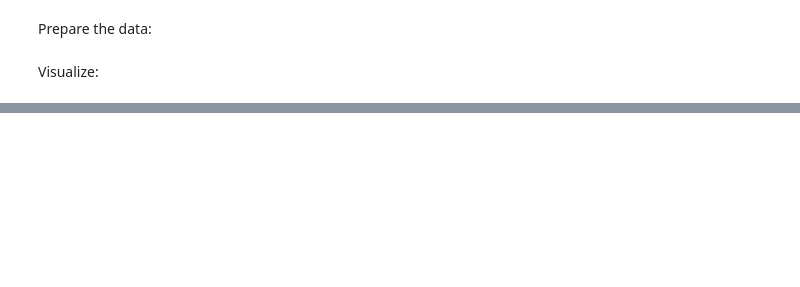
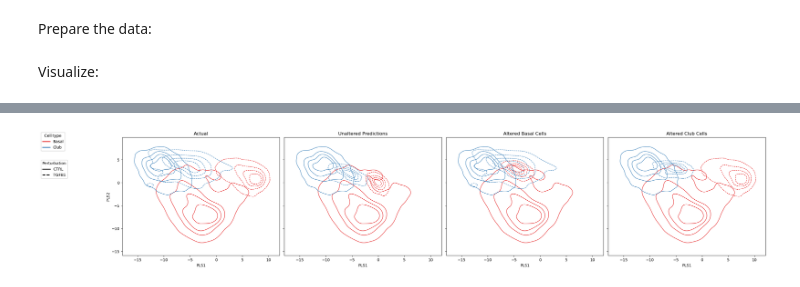
Before and after one commit to hmbaghdassarian/scLEMBAS, a Jupyter notebook: notebooks/McCauley_2024/07_mechanistic_analyses/subnetwork_analysis/05_analyze_subnetwork.ipynb, the cells around one changed output, grey strips where cells are left out. Drawn from its saved outputs; the diff is of its cells as text; code cells hidden in the pictures; blank space fills up the shorter version.

```diff
--- a/notebooks/McCauley_2024/07_mechanistic_analyses/subnetwork_analysis/05_analyze_subnetwork.ipynb
+++ b/notebooks/McCauley_2024/07_mechanistic_analyses/subnetwork_analysis/05_analyze_subnetwork.ipynb
@@ -1370,0 +1478,3 @@ fig, axes = plot_pls_kde_grid(
+# %%
+top_n_altered = 5
+ct = 'Basal'
@@ -1370,0 +1501,28 @@ fig, axes = plot_pls_kde_grid(
+# %%
+max_cells = int(3e4)
+
+# PANEL 2 - unaltered predictions
+X_pls_pred_unaltered = X_pls_pred[~X_pls_pred.alteration].copy().drop(columns = 'alteration')
+dfs = []
+for cell_type, df_ in X_pls_pred_unaltered.groupby(cat_col):
+    if df_.shape[0] > max_cells:
+        df_ = df_.sample(n=max_cells, random_state=seed)
+    dfs.append(df_)
+X_pls_pred_unaltered = pd.concat(dfs)
+X_pls_pred_unaltered_both = pd.concat([X_pls_pred_unaltered, X_pls_actual_ctrl]).reset_index(drop = True)
+
+
+# PANEL 3 - altered basal cells
+X_pls_pred_altered_basal = build_altered_df(node_scaler = int(1e4), top_n_altered = 5, ct = 'Basal')
+
+# PANEL 4 - altered club cells
+# strongest because had no effect
+X_pls_pred_altered_club = build_altered_df(node_scaler = int(1e4), top_n_altered = 40, ct = 'Club')
+# %%
+fig, axes = plot_pls_kde_list(
+    [X_pls_actual, X_pls_pred_unaltered_both, X_pls_altered_basal, X_pls_pred_altered_club],
+    ['Actual', 'Unaltered Predictions', 'Altered Basal Cells', 'Altered Club Cells'],
+    cat_col, pert_col, ctrl_pert, pert,
+)
+# %% [output]
+[figure, added]
```
Also changed, not shown: parts of 27 cells of this notebook, 3 other files.
